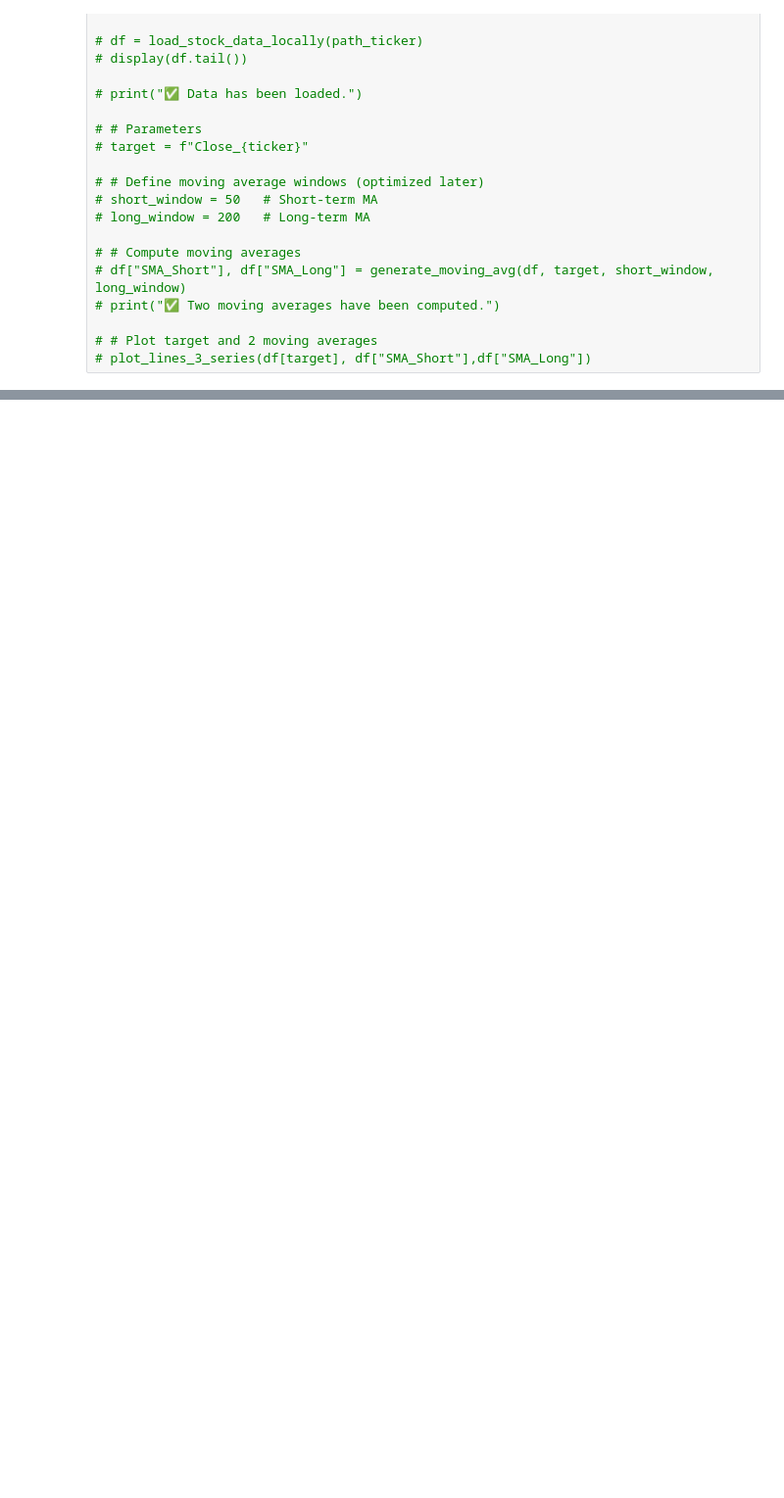
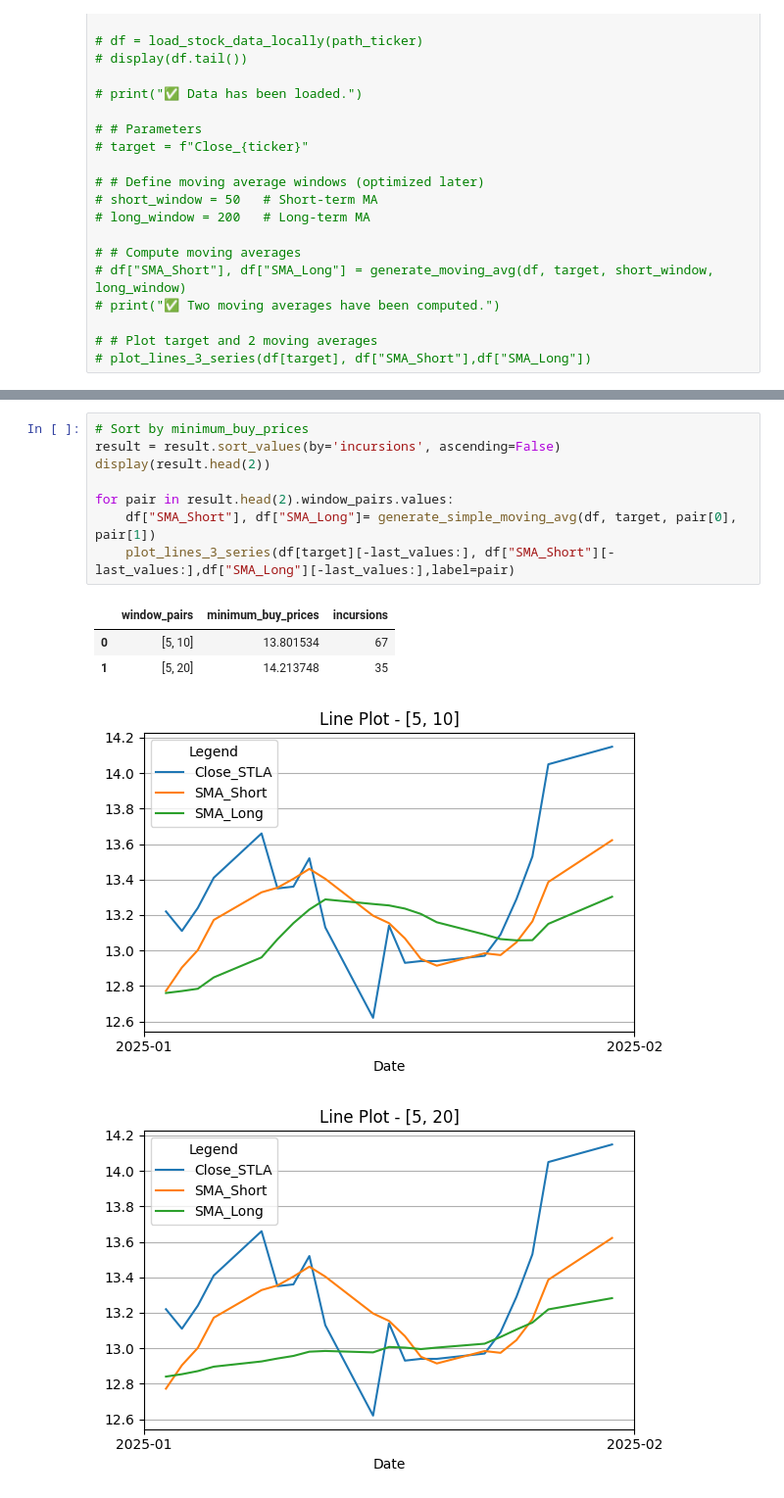
Before and after one commit to thcarole1/daily_stock_price_prediction, a Jupyter notebook: notebooks/010_Moving_averages.ipynb, the cells around one changed output, grey strips where cells are left out. Shown at 98% size. Cells and saved outputs as stored; diff of their text form; blank space fills up the shorter version.

```diff
--- a/notebooks/010_Moving_averages.ipynb
+++ b/notebooks/010_Moving_averages.ipynb
@@ -834,0 +885,14 @@ ModuleNotFoundError: No module named 'optuna'
+# %%
+# Sort by minimum_buy_prices
+result = result.sort_values(by='incursions', ascending=False)
+display(result.head(2))
+
+for pair in result.head(2).window_pairs.values:
+    df["SMA_Short"], df["SMA_Long"]= generate_simple_moving_avg(df, target, pair[0], pair[1])
+    plot_lines_3_series(df[target][-last_values:], df["SMA_Short"][-last_values:],df["SMA_Long"][-last_values:],label=pair)
+# %% [output]
+|  | window_pairs | minimum_buy_prices | incursions |
+| 0 | [5, 10] | 13.801534 | 67 |
+| 1 | [5, 20] | 14.213748 | 35 |
+[figure, added]
+[figure, added]
```
Also changed, not shown: parts of 18 cells of this notebook, 1 other file.
